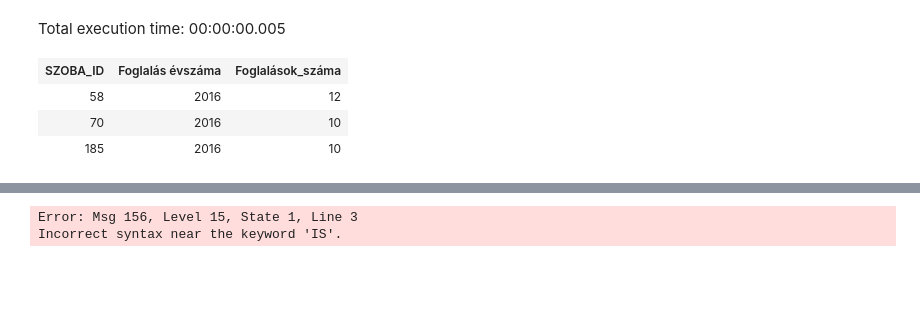
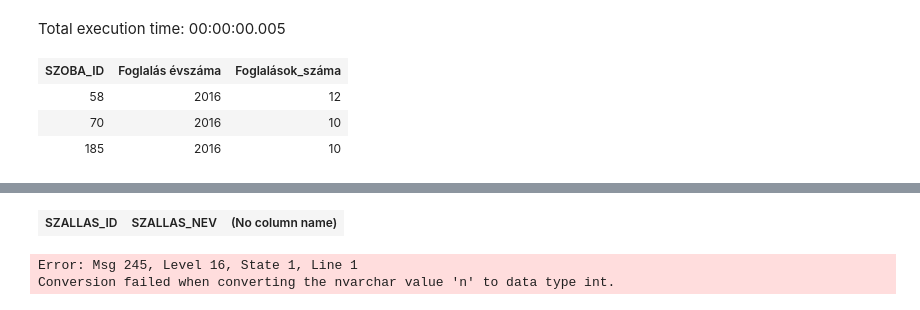
Before and after one commit to Kratosiel/sql-gyak, a Jupyter notebook: zh.ipynb, the cells around one changed output, grey strips where cells are left out. Drawn from its saved outputs; the diff is of its cells as text; code cells hidden in the pictures; blank space fills up the shorter version.

```diff
--- a/zh.ipynb
+++ b/zh.ipynb
@@ -44,6 +44,6 @@ Total execution time: 00:00:00.005
 # %%
 SELECT szh.SZALLAS_ID, szh.SZALLAS_NEV, COUNT(*)
 FROM Szallashely szh JOIN Szoba sz ON sz.SZALLAS_FK = szh.SZALLAS_ID
-WHERE sz.KLIMAS
+WHERE sz.KLIMAS=1
 GROUP BY szh.SZALLAS_ID, szh.SZALLAS_NEV
 # %% [output]
@@ -50,2 +51,3 @@ GROUP BY szh.SZALLAS_ID, szh.SZALLAS_NEV
+| SZALLAS_ID | SZALLAS_NEV | (No column name) |
-Error: Msg 156, Level 15, State 1, Line 3
-Incorrect syntax near the keyword 'IS'.
+Error: Msg 245, Level 16, State 1, Line 1
+Conversion failed when converting the nvarchar value 'n' to data type int.
```
Also changed, not shown: parts of 1 cell of this notebook.
